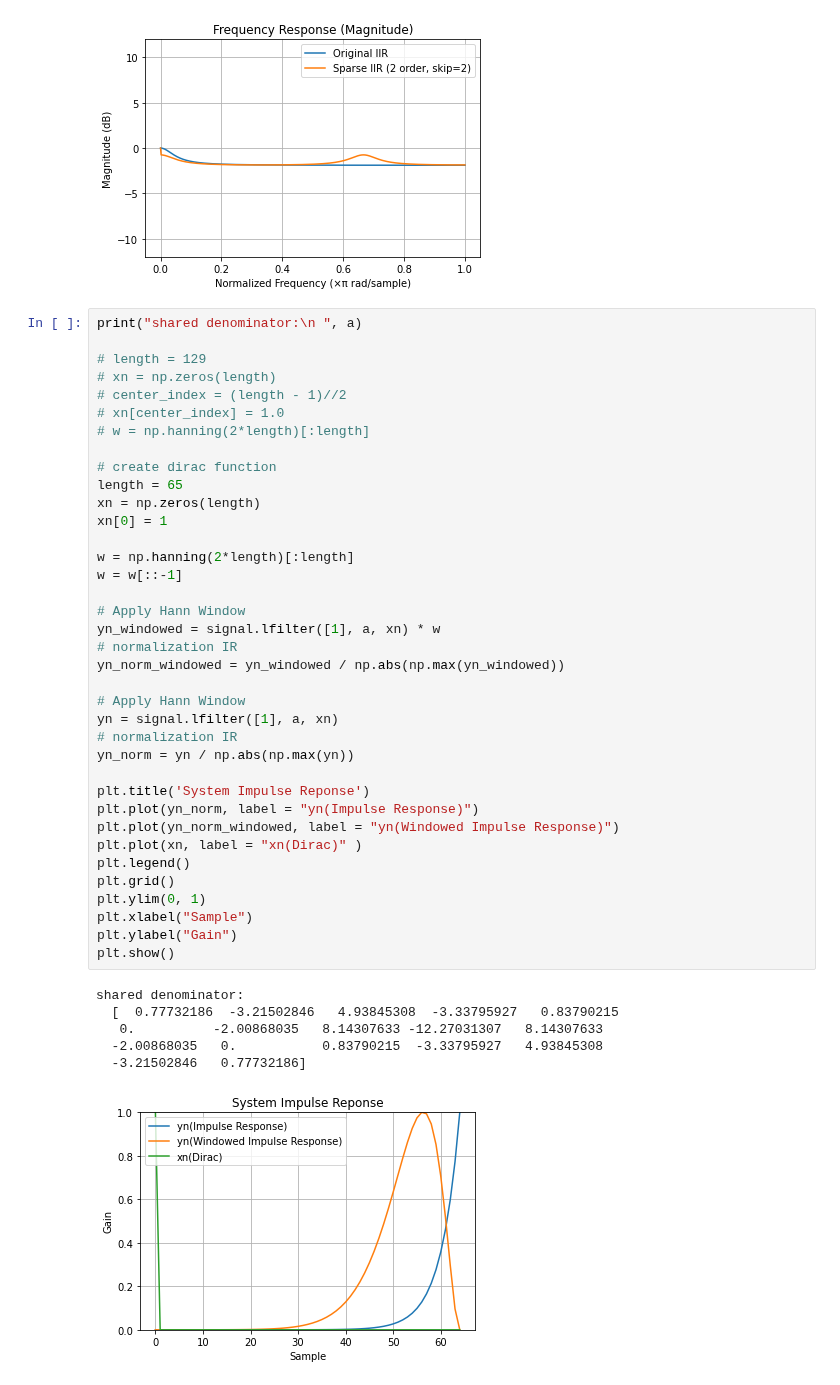
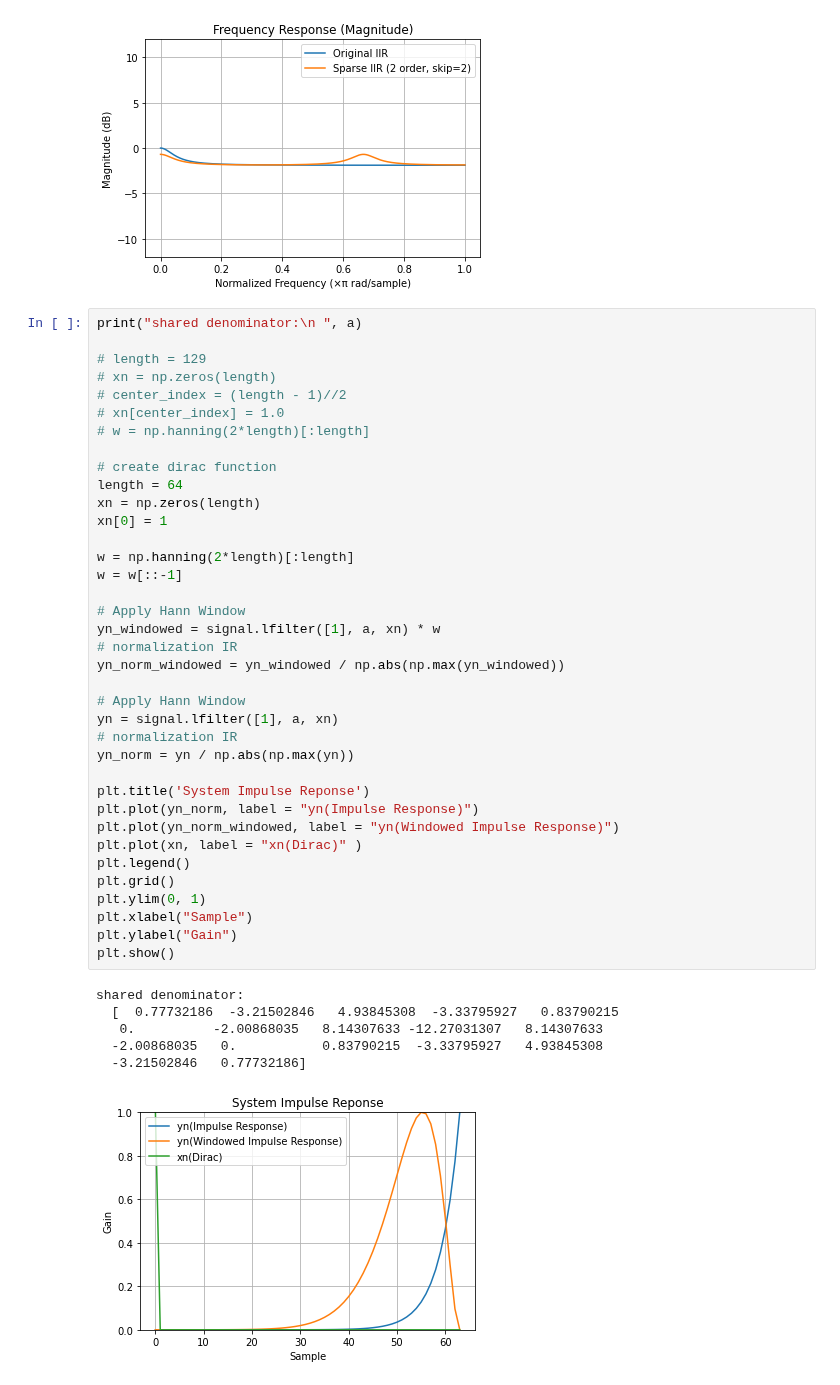
Before and after one commit to kweiwen/pitki, a Jupyter notebook: hrtf/IIR Implementation.ipynb, the cells around one changed output. Saved outputs shown, nothing was run; the diff lists cells and outputs as text.

```diff
--- a/hrtf/IIR Implementation.ipynb
+++ b/hrtf/IIR Implementation.ipynb
@@ -560,37 +560,37 @@ print("shared denominator:\n ", a)
 # w = np.hanning(2*length)[:length]
 
 # create dirac function
-length = 65
+length = 64
 xn = np.zeros(length)
 xn[0] = 1
 
 w = np.hanning(2*length)[:length]
 w = w[::-1]
 
 # Apply Hann Window
 yn_windowed = signal.lfilter([1], a, xn) * w
 # normalization IR
 yn_norm_windowed = yn_windowed / np.abs(np.max(yn_windowed))
 
 # Apply Hann Window
 yn = signal.lfilter([1], a, xn)
 # normalization IR
 yn_norm = yn / np.abs(np.max(yn))
 
 plt.title('System Impulse Reponse')
 plt.plot(yn_norm, label = "yn(Impulse Response)")
 plt.plot(yn_norm_windowed, label = "yn(Windowed Impulse Response)")
 plt.plot(xn, label = "xn(Dirac)" )
 plt.legend()
 plt.grid()
 plt.ylim(0, 1)
 plt.xlabel("Sample")
 plt.ylabel("Gain")
 plt.show()
 # %% [output]
 shared denominator:
   [  0.77732186  -3.21502846   4.93845308  -3.33795927   0.83790215
    0.          -2.00868035   8.14307633 -12.27031307   8.14307633
   -2.00868035   0.           0.83790215  -3.33795927   4.93845308
   -3.21502846   0.77732186]
-[figure, old version]
+[figure, new version]
```
Also changed, not shown: parts of 2 cells of this notebook.
